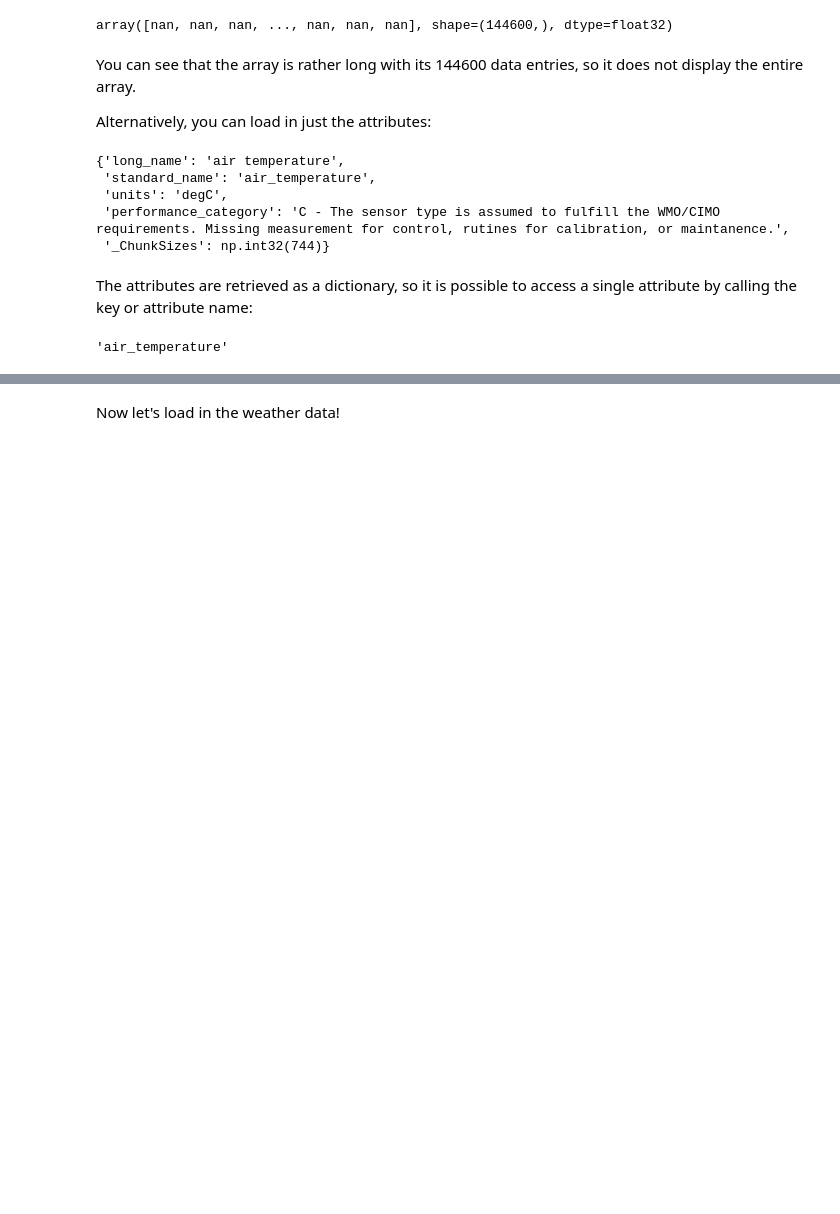
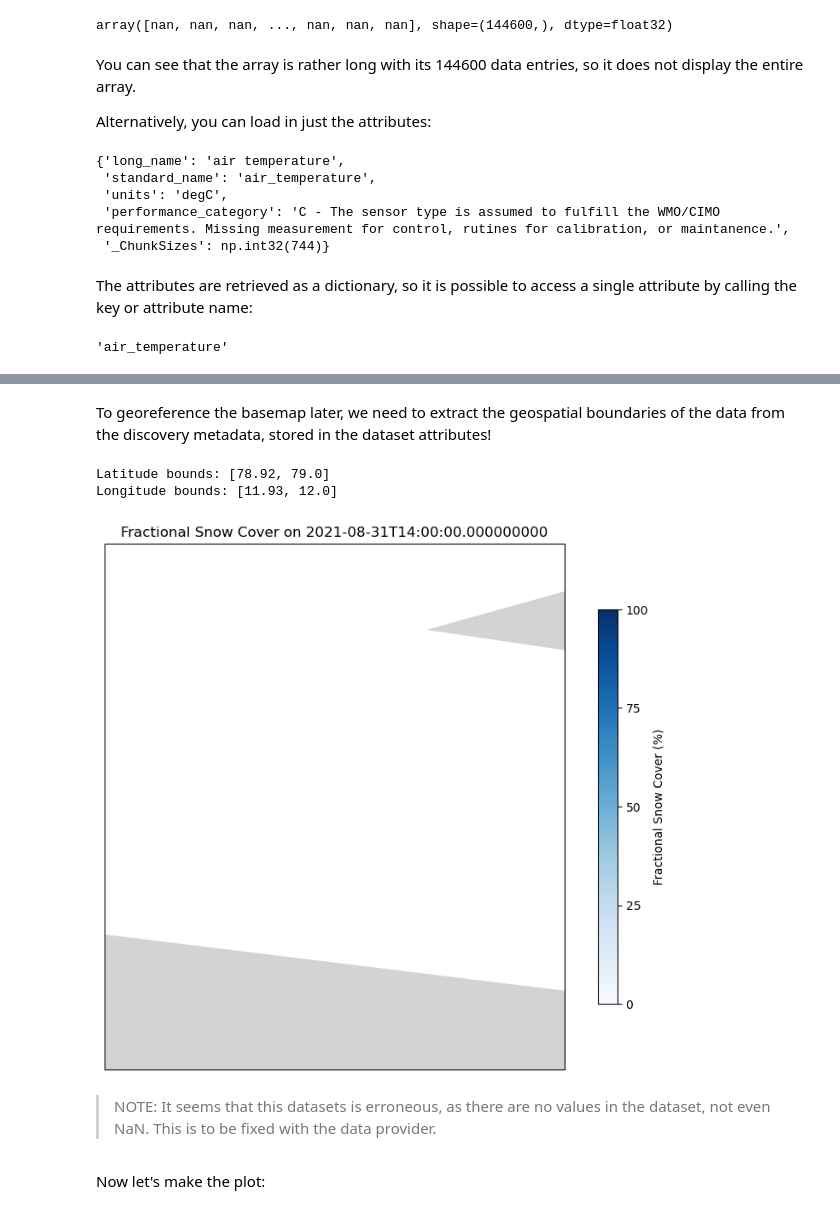
Before and after one commit to polarin-he/data_training_material, a Jupyter notebook: 01_data_preparation/02_case_studies/01_POLARIN_OPeNDAP.ipynb, the cells around one changed output, grey strips where cells are left out. Saved outputs shown, nothing was run; the diff lists cells and outputs as text; code cells hidden in the pictures; blank space fills up the shorter version.

```diff
--- a/01_data_preparation/02_case_studies/01_POLARIN_OPeNDAP.ipynb
+++ b/01_data_preparation/02_case_studies/01_POLARIN_OPeNDAP.ipynb
@@ -278,2 +301,55 @@ Attributes: (12/71)
+# %% [markdown]
+To georeference the basemap later, we need to extract the geospatial boundaries of the data from the discovery metadata, stored in the dataset attributes!
+# %%
+# Extract the geospatial_bounds attribute
+geospatial_bounds = snow_ds.attrs['geospatial_bounds']
+
+# Use string manipulation to extract the coordinate values
+import re
+
+# Extract the numbers from the string
+coordinates = re.findall(r"[-+]?\d*\.\d+|\d+", geospatial_bounds)
+
+# Convert the extracted strings to floats
+lat_lon_bounds = [float(coord) for coord in coordinates]
+
+# Separate the latitude and longitude bounds
+lat_bounds = [lat_lon_bounds[0], lat_lon_bounds[2]]
+lon_bounds = [lat_lon_bounds[1], lat_lon_bounds[3]]
+
+print("Latitude bounds:", lat_bounds)
+print("Longitude bounds:", lon_bounds)
+# %% [output]
+Latitude bounds: [78.92, 79.0]
+Longitude bounds: [11.93, 12.0]
+# %%
+# Create a figure and axis with a Plate Carree projection
+fig, ax = plt.subplots(figsize=(10, 8), subplot_kw={'projection': ccrs.PlateCarree()})
+
+# Plot the snow cover data
+im = ax.pcolormesh(snow_ds_subset.X, snow_ds_subset.Y, fsca, transform=ccrs.PlateCarree(), cmap='Blues', shading='auto', vmin=0, vmax=100)
+
+# Make sure the map is focused on the area of interest
+ax.set_extent([lon_bounds[0], lon_bounds[1], lat_bounds[0], lat_bounds[1]], crs=ccrs.PlateCarree())
+
+# Add map features
+ax.add_feature(cfeature.LAND, facecolor='lightgray')
+ax.add_feature(cfeature.OCEAN, facecolor='lightblue')
+ax.add_feature(cfeature.COASTLINE, linewidth=0.5)
+ax.add_feature(cfeature.BORDERS, linestyle=':', linewidth=0.5)
+
+# Add a colorbar with the range 0 to 100% and appropriate ticks
+cbar = plt.colorbar(im, ax=ax, orientation='vertical', label='Fractional Snow Cover (%)', shrink=0.75)
+cbar.set_ticks([0, 25, 50, 75, 100])
+
+# Set the title with automatic date formatting
+ax.set_title('Fractional Snow Cover on ' + str(snow_ds_subset.time.values))
+
+# Show the plot
+plt.show()
+# %% [output]
+[figure, added]
+# %% [markdown]
+>NOTE: It seems that this datasets is erroneous, as there are no values in the dataset, not even NaN. This is to be fixed with the data provider.
 # %% [markdown]
-Now let's load in the weather data!
+Now let's make the plot:
```
Also changed, not shown: parts of 19 cells of this notebook, 5 other files.
